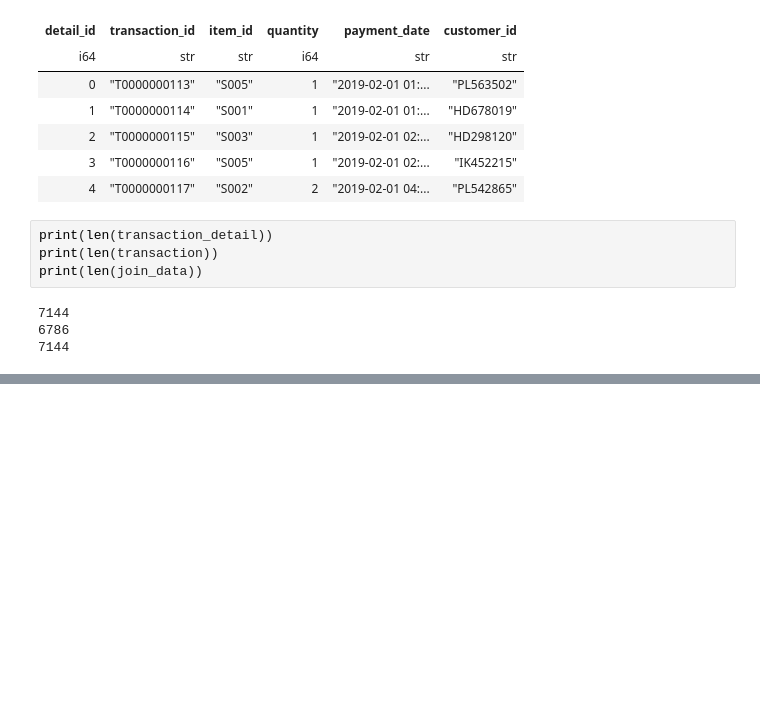
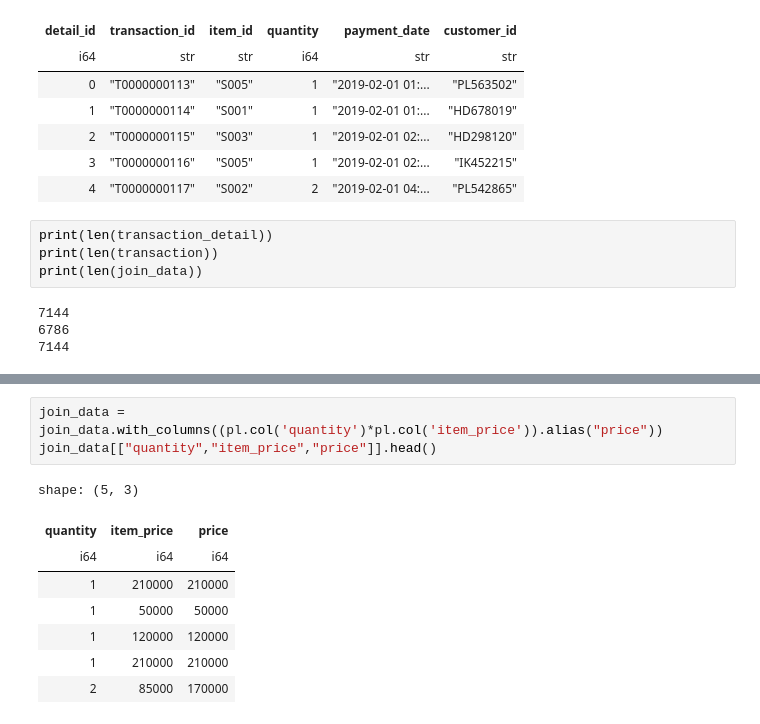
Before and after one commit to HiroshiATakano/VSCode2, a Jupyter notebook: Python実践データ分析100本.ipynb, the cells around one changed output, grey strips where cells are left out. Drawn from its saved outputs; the diff is of its cells as text; blank space fills up the shorter version.

```diff
--- a/Python実践データ分析100本.ipynb
+++ b/Python実践データ分析100本.ipynb
@@ -150,0 +173,12 @@ print(len(join_data))
+# %%
+join_data = join_data.with_columns((pl.col('quantity')*pl.col('item_price')).alias("price"))
+join_data[["quantity","item_price","price"]].head()
+# %% [output]
+shape: (5, 3)
+| quantity | item_price | price |
+| i64 | i64 | i64 |
+| 1 | 210000 | 210000 |
+| 1 | 50000 | 50000 |
+| 1 | 120000 | 120000 |
+| 1 | 210000 | 210000 |
+| 2 | 85000 | 170000 |
```
Also changed, not shown: parts of 5 cells of this notebook.
